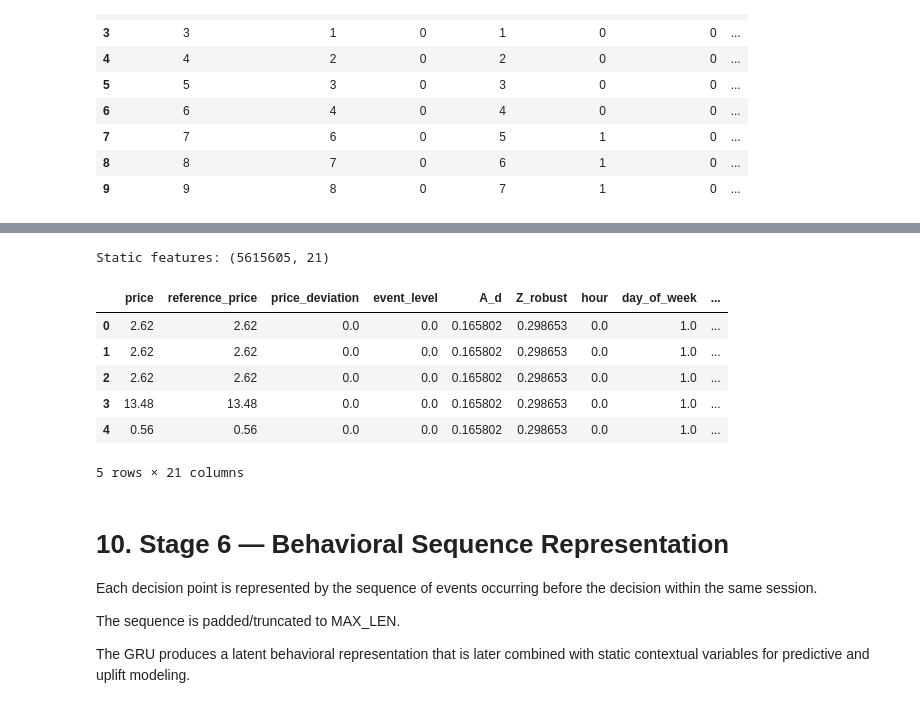
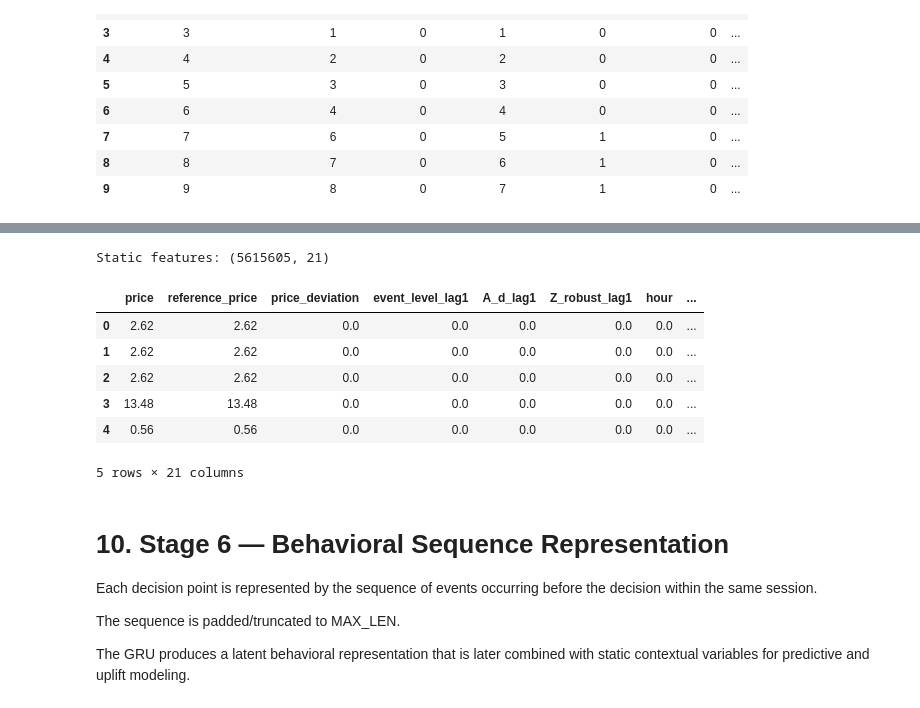
Before and after one commit to BaoVy2810/ecommerce-causal-analysis, a Jupyter notebook: notebooks/Uplift_Promotion_Pipeline.ipynb, the cells around one changed output, grey strips where cells are left out. Saved outputs shown, nothing was run; the diff lists cells and outputs as text; code cells hidden in the pictures.

```diff
--- a/notebooks/Uplift_Promotion_Pipeline.ipynb
+++ b/notebooks/Uplift_Promotion_Pipeline.ipynb
@@ -1485,69 +1642,56 @@ dp = dp.merge(
 # %%
 # ============================================================
-# 9.4 FINAL STATIC FEATURE MATRIX
+# 9.4 FINAL STATIC FEATURE MATRIX  (đã fix leak + dùng đúng hist_*)
 # ============================================================
 
 feature_cols = [
-
     "price",
     "reference_price",
     "price_deviation",
 
-    "event_level",
-    "A_d",
-    "Z_robust",
+    "event_level_lag1",
+    "A_d_lag1",
+    "Z_robust_lag1",
 
     "hour",
     "day_of_week",
     "day_of_month",
     "month",
 
     "session_events_before",
     "views_before",
     "cart_before",
     "remove_before",
     "purchase_before",
 
     "unique_products_before",
     "unique_categories_before",
 
-    "total_events",
-    "total_views",
-    "total_carts",
-    "total_purchases"
+    "hist_events",
+    "hist_views",
+    "hist_carts",
+    "hist_purchases",
 ]
 
-feature_cols = [
-    c for c in feature_cols
-    if c in dp.columns
-]
+feature_cols = [c for c in feature_cols if c in dp.columns]
 
 X_static = (
     dp[feature_cols]
-    .apply(
-        pd.to_numeric,
-        errors="coerce"
-    )
+    .apply(pd.to_numeric, errors="coerce")
     .fillna(0)
     .astype(float)
 )
 
-print(
-    "Static features:",
-    X_static.shape
-)
-
-display(
-    X_static.head()
-)
+print("Static features:", X_static.shape)
+display(X_static.head())
 # %% [output]
 Static features: (5615605, 21)
-|  | price | reference_price | price_deviation | event_level | A_d | Z_robust | hour | day_of_week | ... |
-| 0 | 2.62 | 2.62 | 0.0 | 0.0 | 0.165802 | 0.298653 | 0.0 | 1.0 | ... |
-| 1 | 2.62 | 2.62 | 0.0 | 0.0 | 0.165802 | 0.298653 | 0.0 | 1.0 | ... |
-| 2 | 2.62 | 2.62 | 0.0 | 0.0 | 0.165802 | 0.298653 | 0.0 | 1.0 | ... |
-| 3 | 13.48 | 13.48 | 0.0 | 0.0 | 0.165802 | 0.298653 | 0.0 | 1.0 | ... |
-| 4 | 0.56 | 0.56 | 0.0 | 0.0 | 0.165802 | 0.298653 | 0.0 | 1.0 | ... |
+|  | price | reference_price | price_deviation | event_level_lag1 | A_d_lag1 | Z_robust_lag1 | hour | ... |
+| 0 | 2.62 | 2.62 | 0.0 | 0.0 | 0.0 | 0.0 | 0.0 | ... |
+| 1 | 2.62 | 2.62 | 0.0 | 0.0 | 0.0 | 0.0 | 0.0 | ... |
+| 2 | 2.62 | 2.62 | 0.0 | 0.0 | 0.0 | 0.0 | 0.0 | ... |
+| 3 | 13.48 | 13.48 | 0.0 | 0.0 | 0.0 | 0.0 | 0.0 | ... |
+| 4 | 0.56 | 0.56 | 0.0 | 0.0 | 0.0 | 0.0 | 0.0 | ... |
 5 rows × 21 columns
 # %% [markdown]
 # 10. Stage 6 — Behavioral Sequence Representation
```
Also changed, not shown: parts of 16 cells of this notebook, 1 other file.
